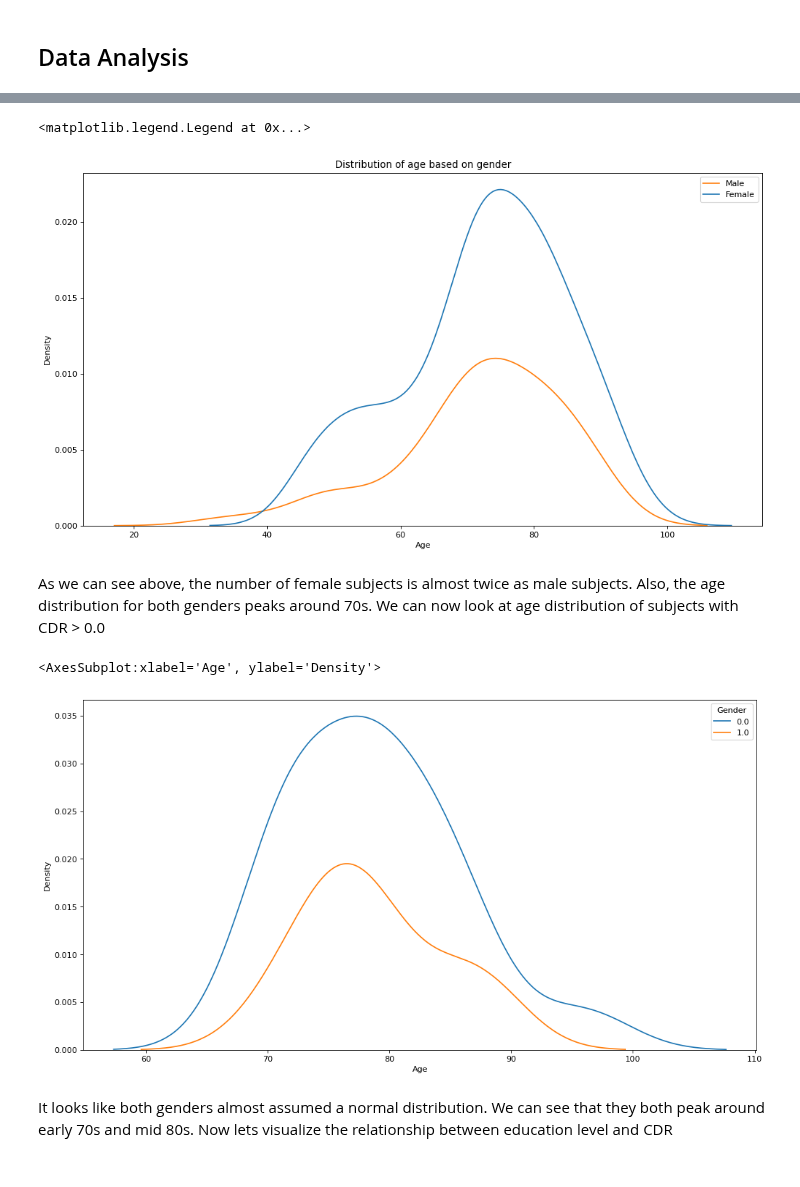
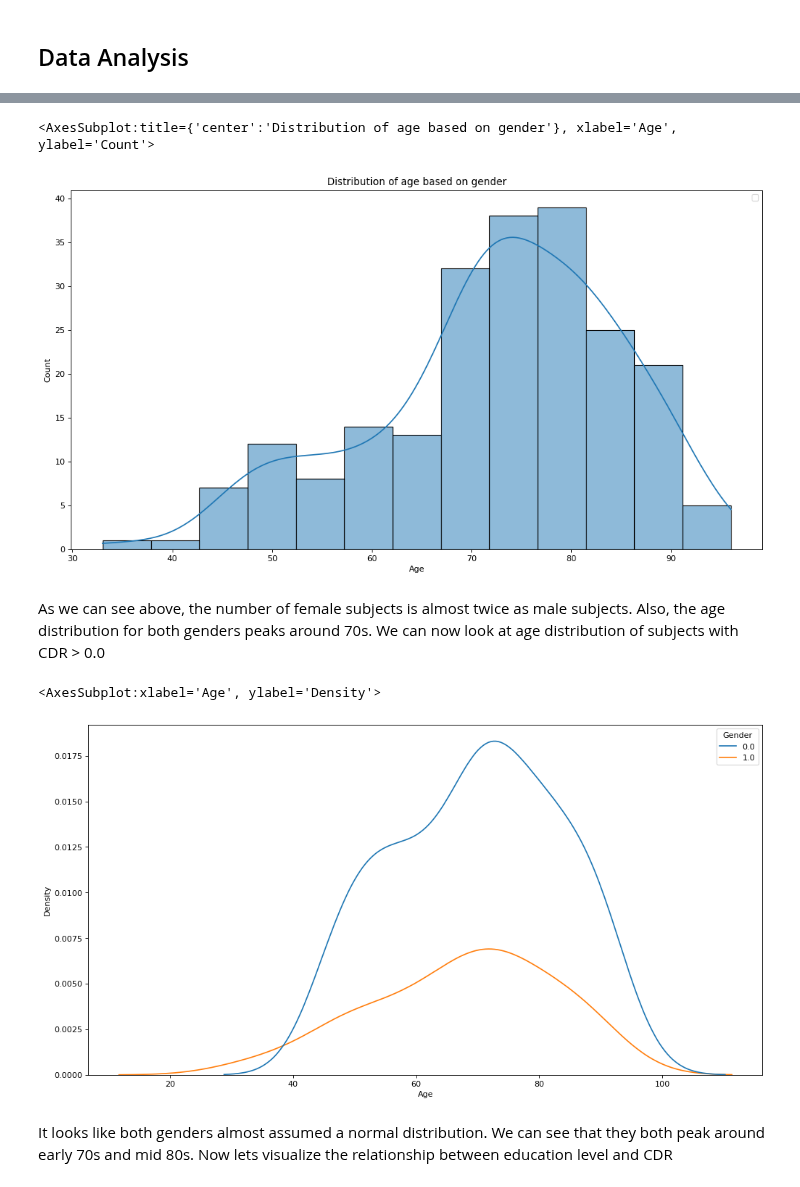
Before and after one commit to Gauss-x/Alzheimer-s-Analysis, a Jupyter notebook: main.ipynb, the cells around one changed output, grey strips where cells are left out. Cells and saved outputs as stored; diff of their text form; code cells hidden in the pictures.

```diff
--- a/main.ipynb
+++ b/main.ipynb
@@ -257,24 +319,25 @@ Pass the following variable as a keyword arg: x. From version 0.12, the only val
 # %%
 
 figure(figsize=(15, 8), dpi=80)
 plt.title('Distribution of age based on gender')
 ax1 = plt.gca()
-sns.kdeplot(data = df_cross, x = 'Age', hue = 'Gender')
+#sns.kdeplot(data = df_cross, x = 'Age', hue = 'Gender')
 ax1.legend(labels = ['Male', 'Female'])
+sns.histplot(data=df_cross,x='Age', kde=True)
 # %% [output]
-<matplotlib.legend.Legend at 0x...>
+<AxesSubplot:title={'center':'Distribution of age based on gender'}, xlabel='Age', ylabel='Count'>
-[figure, old version]
+[figure, new version]
 # %% [markdown]
 As we can see above, the number of female subjects is almost twice as male subjects. Also, the age distribution for both genders peaks around 70s. We can now look at age distribution of subjects with CDR > 0.0
 # %%
 figure(figsize=(15, 8), dpi=80)
 
-cdr = df_cross[df_cross['CDR'] > 0.5]
+cdr = df_cross[df_cross['CDR'] == 0.0]
 
 sns.kdeplot(data = cdr, x = 'Age', hue = 'Gender')
 # %% [output]
 <AxesSubplot:xlabel='Age', ylabel='Density'>
-[figure, old version]
+[figure, new version]
 # %% [markdown]
 It looks like both genders almost assumed a normal distribution. We can see that they both peak around early 70s and mid 80s. Now lets visualize the relationship between education level and CDR
 # %%
```
Also changed, not shown: parts of 22 cells of this notebook.
